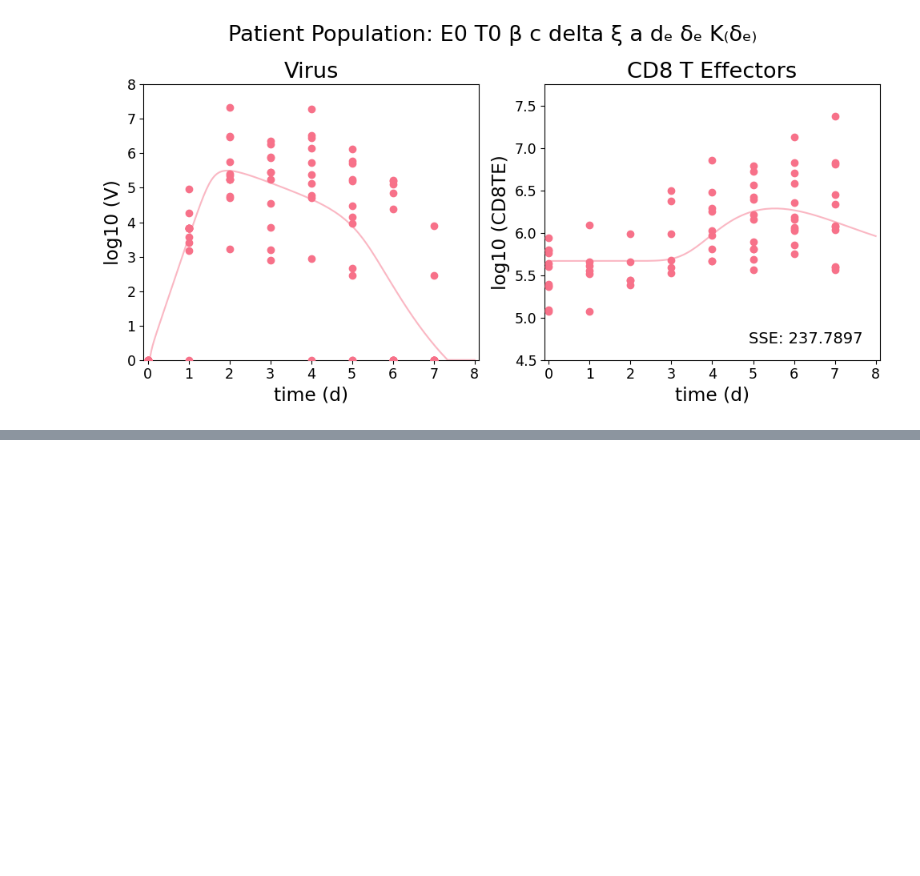
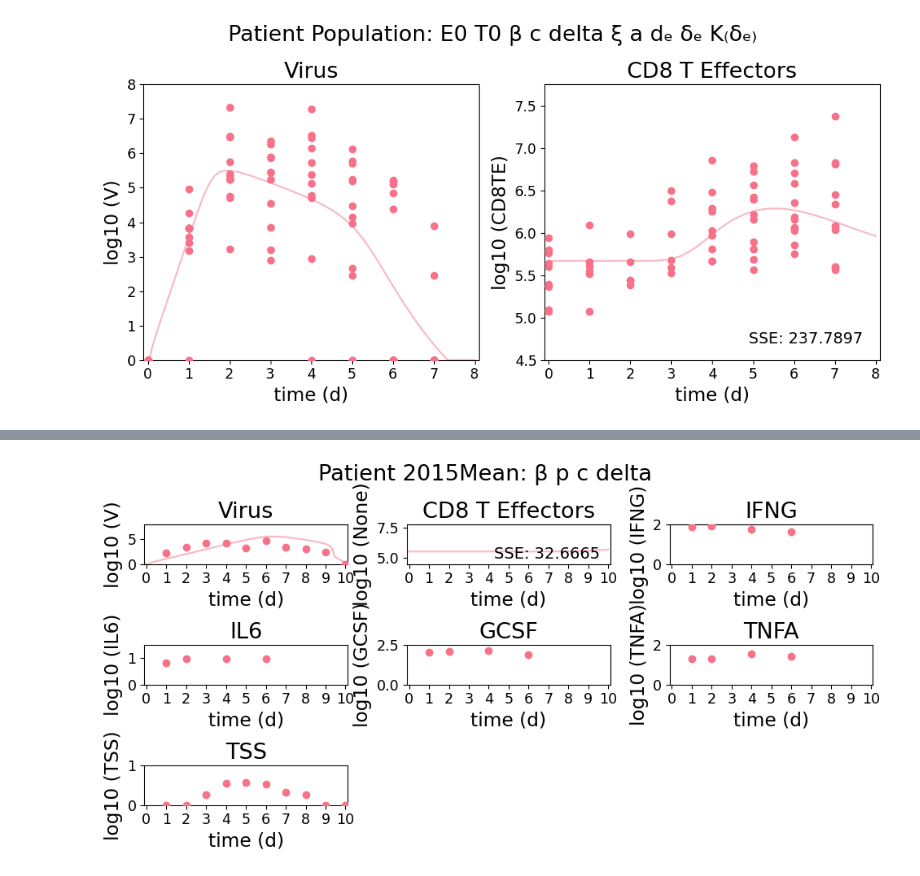
Before and after one commit to DoctorGoose/VirtualPatient, a Jupyter notebook: python/Patients.ipynb, the cells around one changed output, grey strips where cells are left out. Saved outputs shown, nothing was run; the diff lists cells and outputs as text; code cells hidden in the pictures; blank space fills up the shorter version.

Commit message:
Memoli 2015 + 2016 model fits
vRNA fits, plotting out serum cytokines. Too sparse, no dynamics, shorter than viral dynamics.

```diff
--- a/python/Patients.ipynb
+++ b/python/Patients.ipynb
@@ -1322,0 +1327,13 @@ Parameter K_delta_E: 171.02590873940227
+# %%
+subplot_configuration = [
+    {'title': 'Virus', 'data_key': 'V', '2nd_data_key': None, 'sol_key': 3, '2nd_sol_key': None, 'data_scale': None, 'ylims': [0,8]},
+    {'title': 'CD8 T Effectors', 'data_key': None, '2nd_data_key': None, 'sol_key': 4, '2nd_sol_key': None, 'data_scale': None, 'ylims': [4.5,7.75]}, #[3E4,3E7]
+    {'title': 'IFNG', 'data_key': 'IFNG', '2nd_data_key': None, 'sol_key': None, '2nd_sol_key': None, 'data_scale': None, 'ylims': [1.5,2]},
+    {'title': 'IL6', 'data_key': 'IL6', '2nd_data_key': None, 'sol_key': None, '2nd_sol_key': None, 'data_scale': None, 'ylims': [0.5,1.5]},
+    {'title': 'GCSF', 'data_key': 'GCSF', '2nd_data_key': None, 'sol_key': None, '2nd_sol_key': None, 'data_scale': None, 'ylims': [0,2.5]},
+    {'title': 'TNFA', 'data_key': 'TNFA', '2nd_data_key': None, 'sol_key': None, '2nd_sol_key': None, 'data_scale': None, 'ylims': [0,2]},
+    {'title': 'TSS', 'data_key': 'TSS', '2nd_data_key': None, 'sol_key': None, '2nd_sol_key': None, 'data_scale': None, 'ylims': [0,1]},
+]
+plot(results, subplot_configuration, title=None, group=False, save=False)
+# %% [output]
+[figure, added]
```
Also changed, not shown: parts of 4 cells of this notebook, 16 other files.
